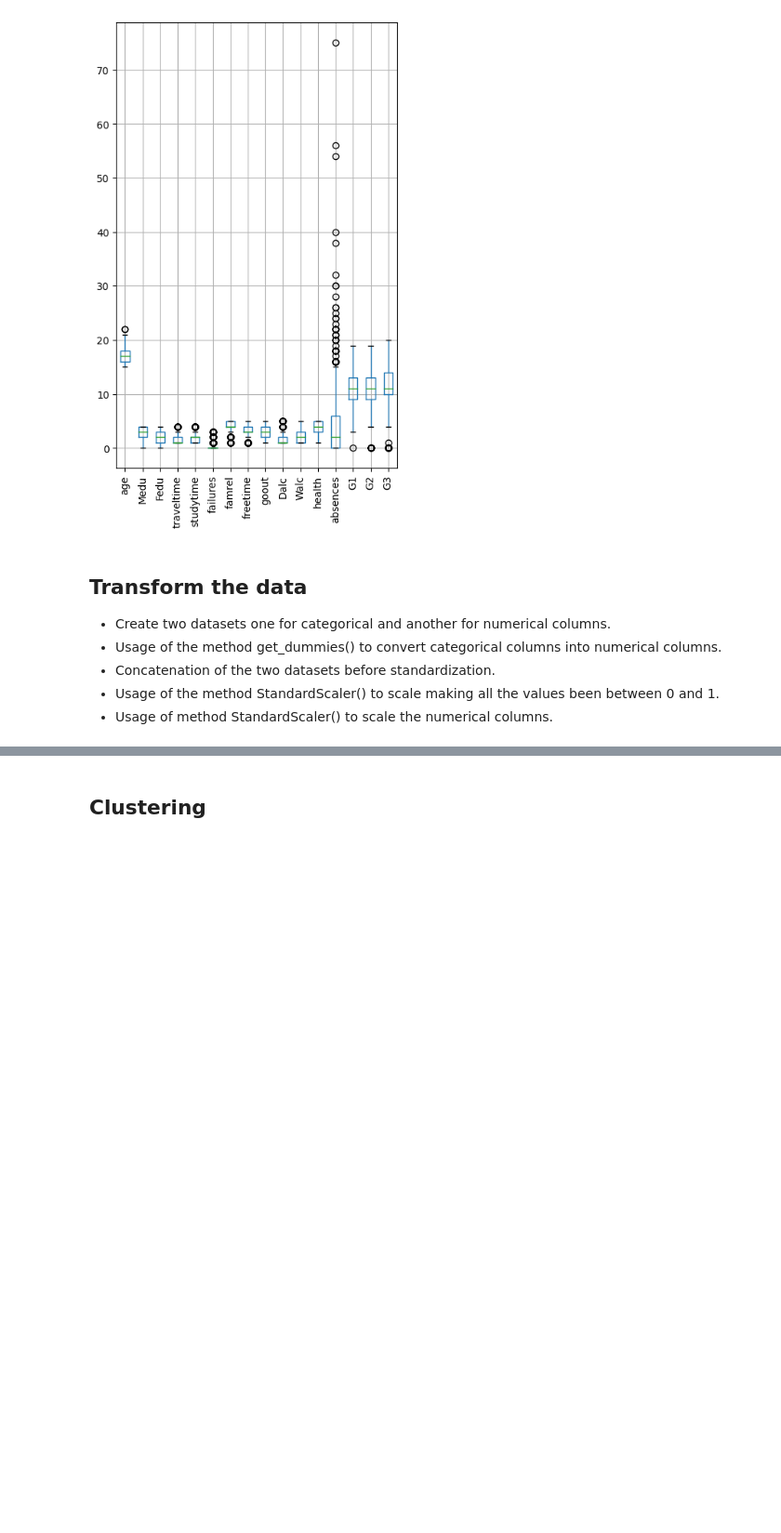
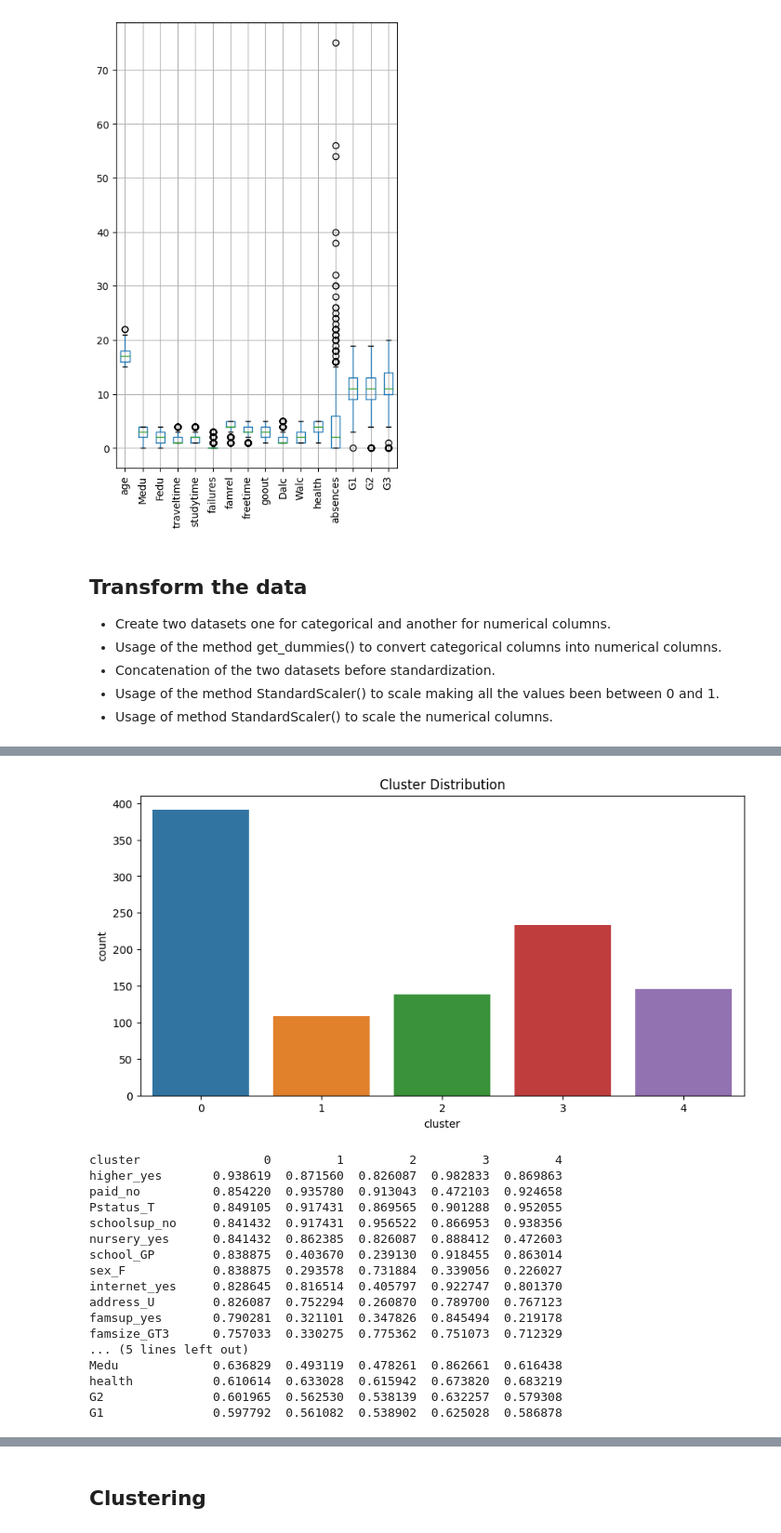
Before and after one commit to 75andybermond/Predict_Student_Performance, a Jupyter notebook: cluster.ipynb, the cells around one changed output, grey strips where cells are left out. Shown at 93% size. Saved outputs shown, nothing was run; the diff lists cells and outputs as text; code cells hidden in the pictures; blank space fills up the shorter version.

```diff
--- a/cluster.ipynb
+++ b/cluster.ipynb
@@ -67,0 +132,33 @@ cat_cols_index = [df_final.columns.get_loc(c) for c in categorical_cols.columns
+# %%
+df_final['cluster'] = final_model.labels_
+cluster_counts = df_final["cluster"].value_counts()
+
+# plot like points with a value count of each cluster
+plt.figure(figsize=(10,5))
+
+sns.countplot(x=df_final['cluster'], data=df_final)
+plt.title('Cluster Distribution')
+plt.show()
+
+explain_cluster = df_final.groupby('cluster').mean().T.nlargest(20, 0)
+
+print(explain_cluster)
+# %% [output]
+[figure, added]
+cluster                 0         1         2         3         4
+higher_yes       0.938619  0.871560  0.826087  0.982833  0.869863
+paid_no          0.854220  0.935780  0.913043  0.472103  0.924658
+Pstatus_T        0.849105  0.917431  0.869565  0.901288  0.952055
+schoolsup_no     0.841432  0.917431  0.956522  0.866953  0.938356
+nursery_yes      0.841432  0.862385  0.826087  0.888412  0.472603
+school_GP        0.838875  0.403670  0.239130  0.918455  0.863014
+sex_F            0.838875  0.293578  0.731884  0.339056  0.226027
+internet_yes     0.828645  0.816514  0.405797  0.922747  0.801370
+address_U        0.826087  0.752294  0.260870  0.789700  0.767123
+famsup_yes       0.790281  0.321101  0.347826  0.845494  0.219178
+famsize_GT3      0.757033  0.330275  0.775362  0.751073  0.712329
+... (5 lines left out)
+Medu             0.636829  0.493119  0.478261  0.862661  0.616438
+health           0.610614  0.633028  0.615942  0.673820  0.683219
+G2               0.601965  0.562530  0.538139  0.632257  0.579308
+G1               0.597792  0.561082  0.538902  0.625028  0.586878
```
Also changed, not shown: parts of 22 cells of this notebook, 3 other files.
